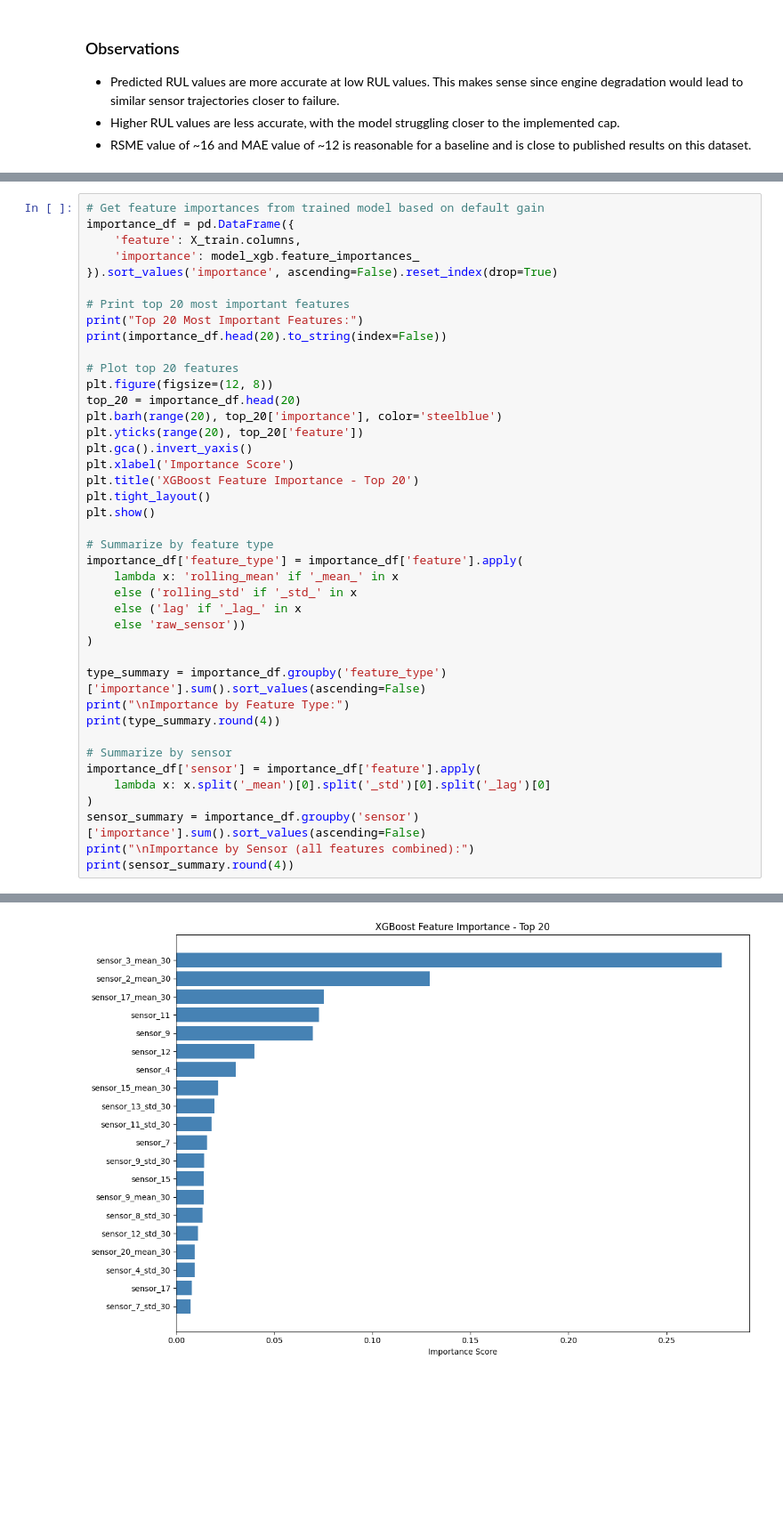
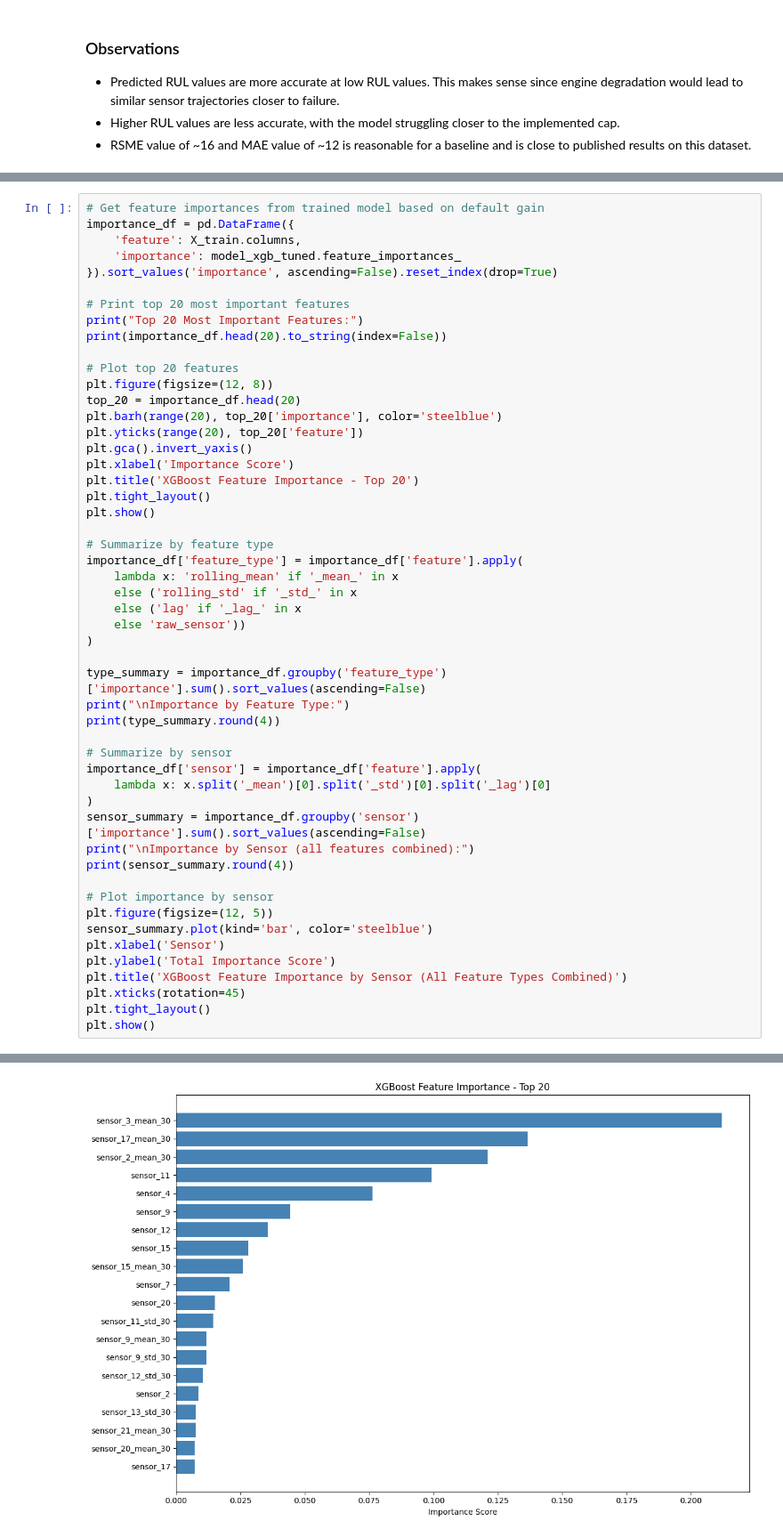
Before and after one commit to alext111/CMAPSS-Predictive-Maintenance, a Jupyter notebook: notebooks/02_baseline_model.ipynb, the cells around one changed output, grey strips where cells are left out. Shown at 89% size. Saved outputs shown, nothing was run; the diff lists cells and outputs as text; blank space fills up the shorter version.

```diff
--- a/notebooks/02_baseline_model.ipynb
+++ b/notebooks/02_baseline_model.ipynb
@@ -376,7 +521,7 @@ but the feature's contribution may be captured by another correlated feature.
 # Get feature importances from trained model based on default gain
 importance_df = pd.DataFrame({
     'feature': X_train.columns,
-    'importance': model_xgb.feature_importances_
+    'importance': model_xgb_tuned.feature_importances_
 }).sort_values('importance', ascending=False).reset_index(drop=True)
 
 # Print top 20 most important features
@@ -413,6 +558,16 @@ importance_df['sensor'] = importance_df['feature'].apply(
 sensor_summary = importance_df.groupby('sensor')['importance'].sum().sort_values(ascending=False)
 print("\nImportance by Sensor (all features combined):")
 print(sensor_summary.round(4))
+
+# Plot importance by sensor
+plt.figure(figsize=(12, 5))
+sensor_summary.plot(kind='bar', color='steelblue')
+plt.xlabel('Sensor')
+plt.ylabel('Total Importance Score')
+plt.title('XGBoost Feature Importance by Sensor (All Feature Types Combined)')
+plt.xticks(rotation=45)
+plt.tight_layout()
+plt.show()
 # %% [output]
 Top 20 Most Important Features:
           feature  importance
@@ -434,3 +589,3 @@ sensor_20_mean_30    0.009447
-[figure, old version]
+[figure, new version]
 Importance by Feature Type:
 feature_type
```
Also changed, not shown: parts of 19 cells of this notebook.
